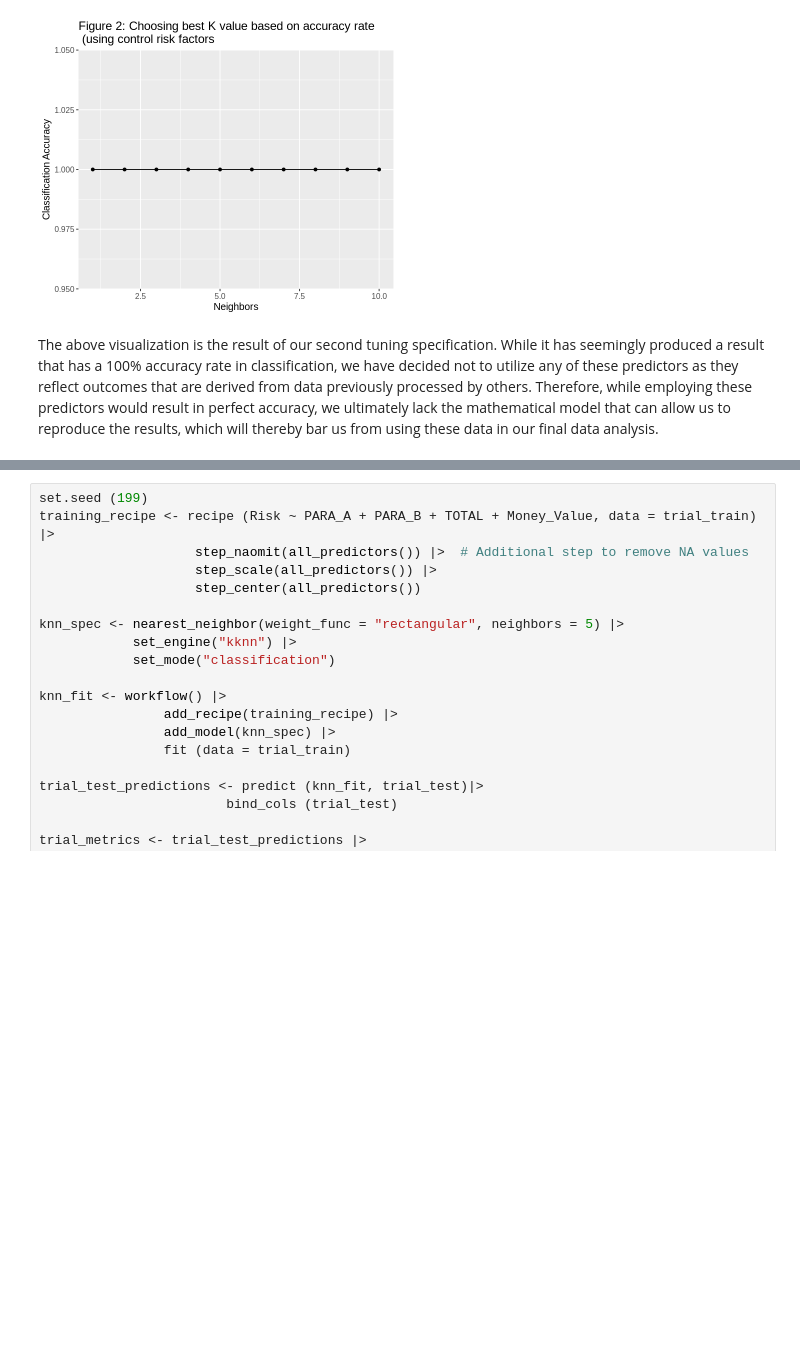
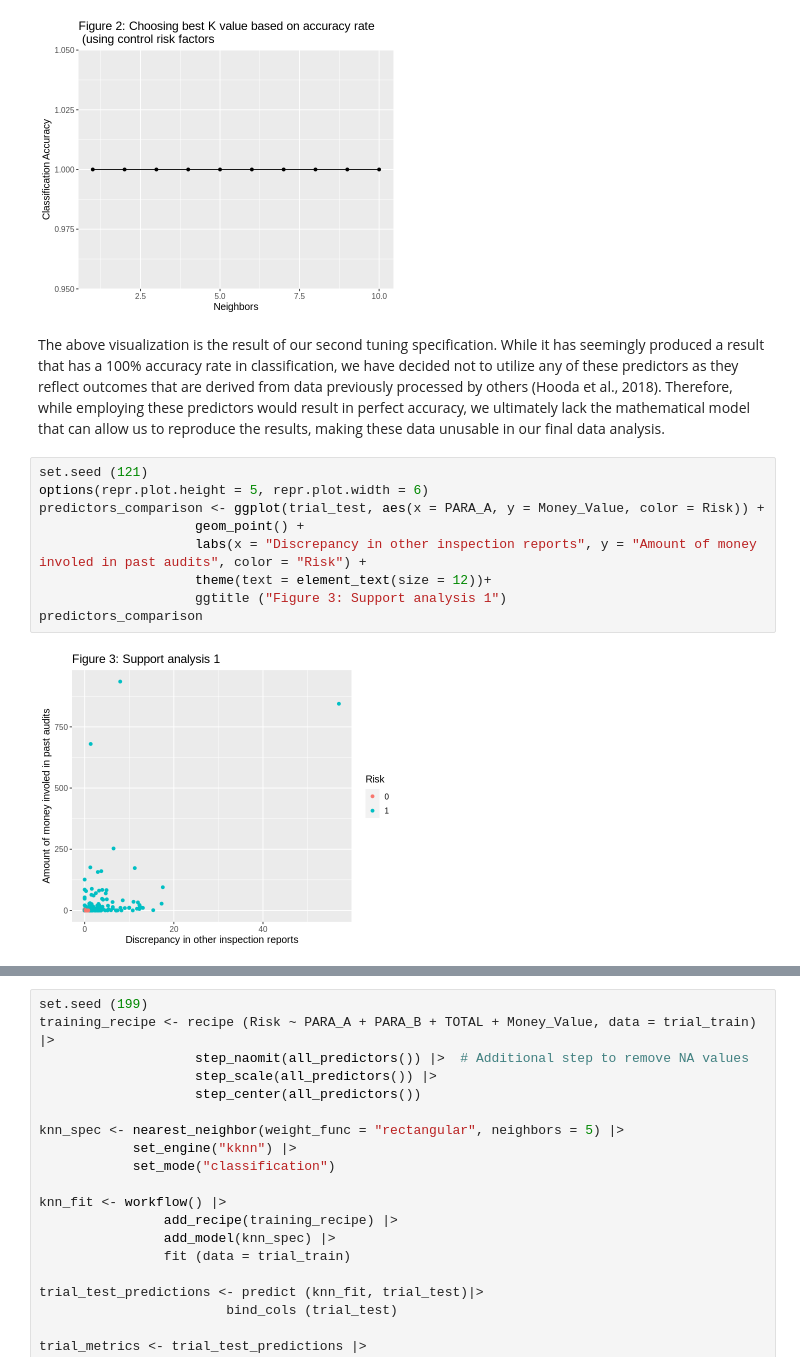
Before and after one commit to sgvjlee23/DSCI1002023SGroup6, a Jupyter notebook: audit_project_report.ipynb, the cells around one changed output, grey strips where cells are left out. Cells and saved outputs as stored; diff of their text form; blank space fills up the shorter version.

```diff
--- a/audit_project_report.ipynb
+++ b/audit_project_report.ipynb
@@ -172,4 +172,15 @@ cross_val_plot
 # %% [output]
 [figure]
 # %% [markdown]
-The above visualization is the result of our second tuning specification. While it has seemingly produced a result that has a 100% accuracy rate in classification, we have decided not to utilize any of these predictors as they reflect outcomes that are derived from data previously processed by others. Therefore, while employing these predictors would result in perfect accuracy, we ultimately lack the mathematical model that can allow us to reproduce the results, which will thereby bar us from using these data in our final data analysis.
+The above visualization is the result of our second tuning specification. While it has seemingly produced a result that has a 100% accuracy rate in classification, we have decided not to utilize any of these predictors as they reflect outcomes that are derived from data previously processed by others (Hooda et al., 2018). Therefore, while employing these predictors would result in perfect accuracy, we ultimately lack the mathematical model that can allow us to reproduce the results, making these data unusable in our final data analysis.
+# %%
+set.seed (121)
+options(repr.plot.height = 5, repr.plot.width = 6)
+predictors_comparison <- ggplot(trial_test, aes(x = PARA_A, y = Money_Value, color = Risk)) +
+                    geom_point() +
+                    labs(x = "Discrepancy in other inspection reports", y = "Amount of money involed in past audits", color = "Risk") +
+                    theme(text = element_text(size = 12))+
+                    ggtitle ("Figure 3: Support analysis 1")
+predictors_comparison
+# %% [output]
+[figure, added]
```
Also changed, not shown: parts of 12 cells of this notebook.
